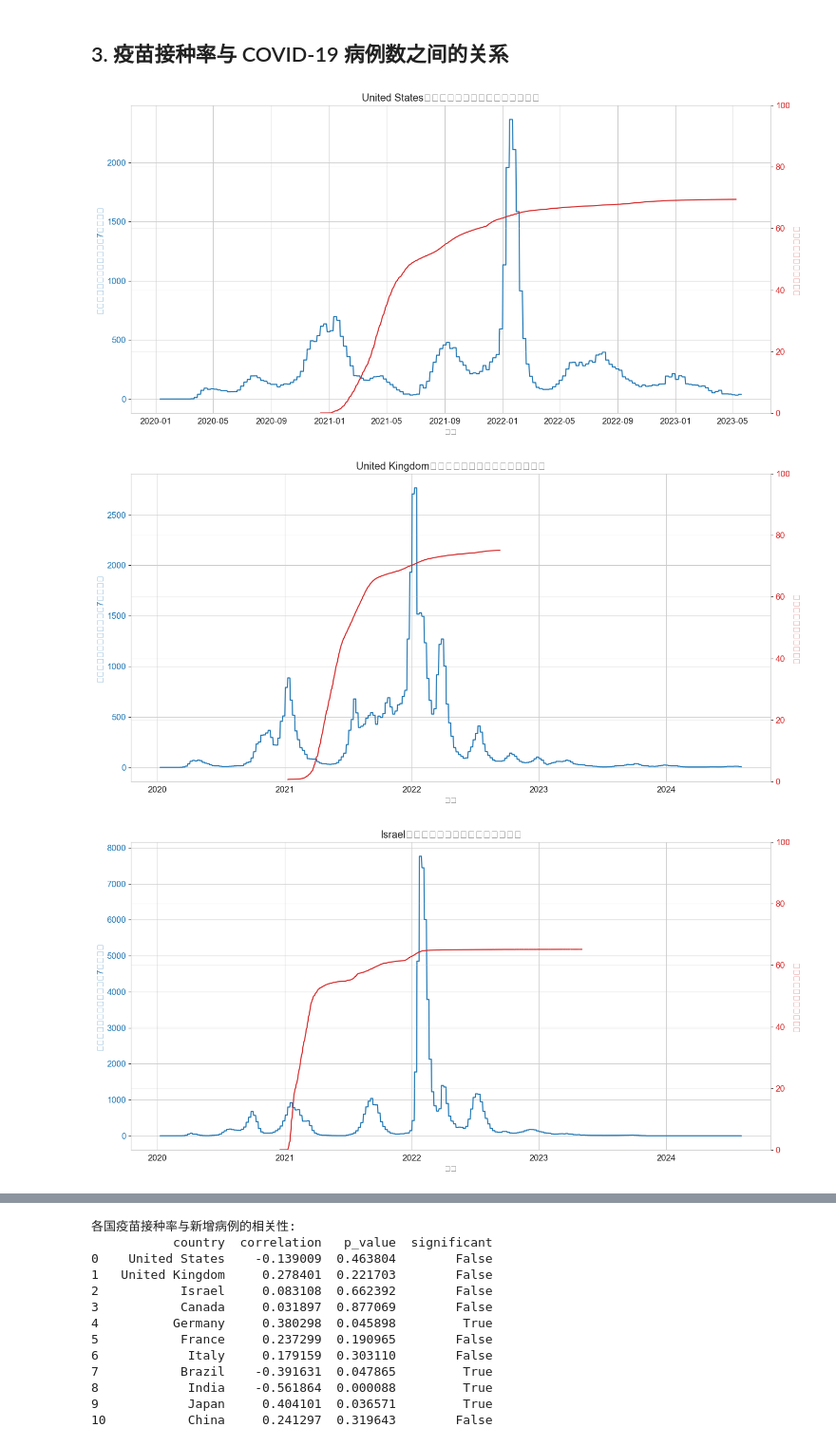
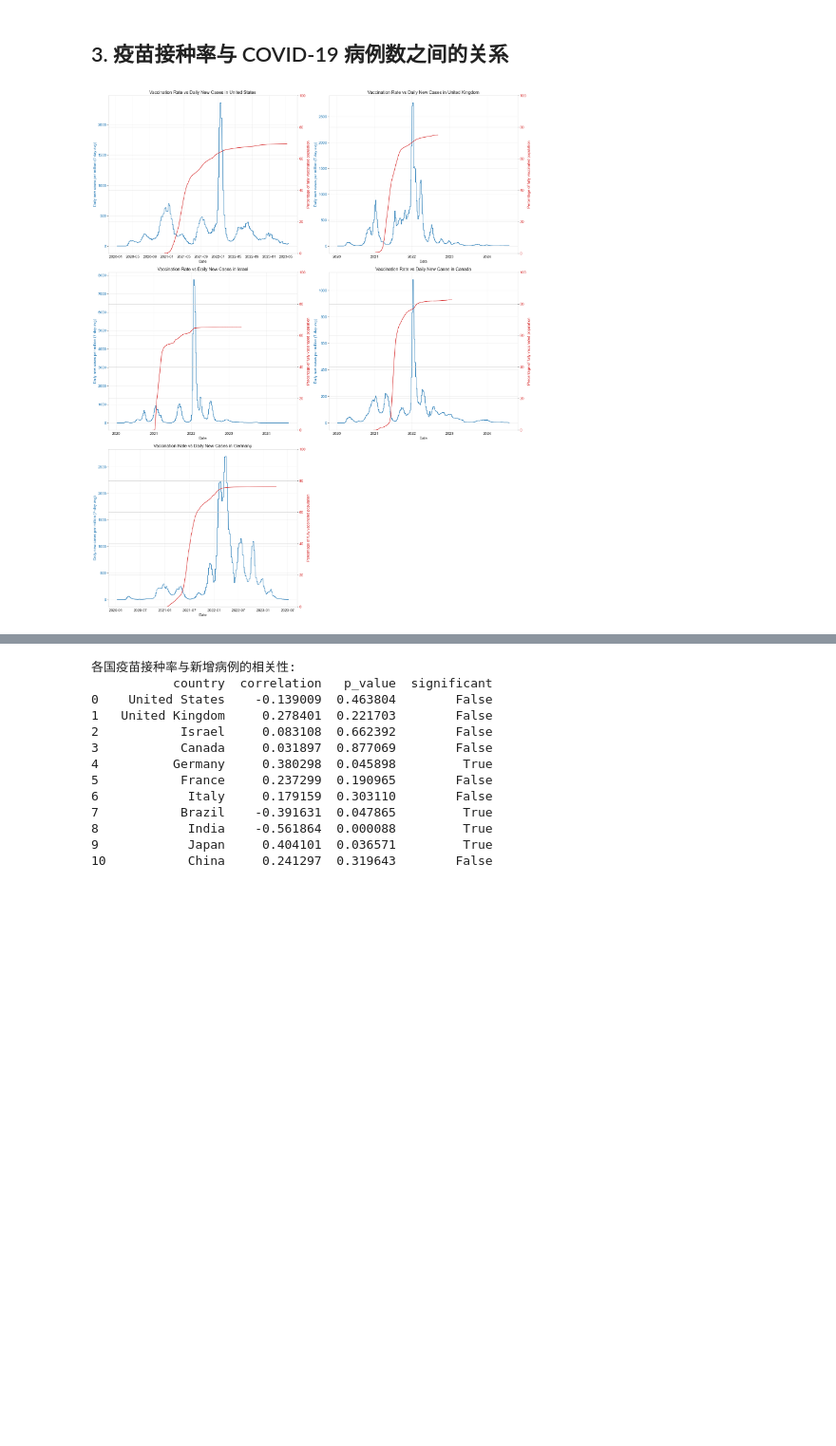
Before and after one commit to bkmashiro/DSP-report, a Jupyter notebook: covid_analysis_2_vaccination.ipynb, the cells around one changed output, grey strips where cells are left out. Shown at 95% size. Saved outputs shown, nothing was run; the diff lists cells and outputs as text; code cells hidden in the pictures; blank space fills up the shorter version.

```diff
--- a/covid_analysis_2_vaccination.ipynb
+++ b/covid_analysis_2_vaccination.ipynb
@@ -136,33 +142,38 @@ countries_with_vaccine_data
 focus_countries = ['United States', 'United Kingdom', 'Israel', 'Canada', 'Germany', 'France', 'Italy', 'Brazil', 'India', 'Japan', 'China']
 focus_df = vaccine_df[vaccine_df['location'].isin(focus_countries)].copy()
 # %%
-# 绘制疫苗接种率和新增病例的时间序列对比
-for country in focus_countries[:5]:  # 先展示前5个国家，避免图表过多
+# Plot time series comparison of vaccination rates and new cases
+fig, axes = plt.subplots(3, 2, figsize=(20, 24))
+axes = axes.ravel()
+
+for idx, country in enumerate(focus_countries[:5]):  # Show first 5 countries
     country_data = focus_df[focus_df['location'] == country].copy()
 
-    # 创建双y轴图表
-    fig, ax1 = plt.subplots(figsize=(14, 7))
+    # Create dual y-axis plot
+    ax1 = axes[idx]
 
-    # 绘制新增病例数据
+    # Plot new cases data
     color = 'tab:blue'
-    ax1.set_xlabel('日期')
-    ax1.set_ylabel('每百万人口每日新增病例（7日平均）', color=color)
+    ax1.set_xlabel('Date')
+    ax1.set_ylabel('Daily new cases per million (7-day avg)', color=color)
     ax1.plot(country_data['date'], country_data['new_cases_smoothed_per_million'], color=color)
     ax1.tick_params(axis='y', labelcolor=color)
 
-    # 创建第二个y轴
+    # Create second y-axis
     ax2 = ax1.twinx()
     color = 'tab:red'
-    ax2.set_ylabel('完全接种疫苗人口百分比', color=color)
+    ax2.set_ylabel('Percentage of fully vaccinated population', color=color)
     ax2.plot(country_data['date'], country_data['people_fully_vaccinated_per_hundred'], color=color)
     ax2.tick_params(axis='y', labelcolor=color)
-    ax2.set_ylim(0, 100)  # 百分比从0到100
+    ax2.set_ylim(0, 100)  # Percentage from 0 to 100
 
-    plt.title(f'{country}的疫苗接种率与每日新增病例对比')
-    fig.tight_layout()
-    plt.grid(True, alpha=0.3)
-    plt.show()
+    ax1.set_title(f'Vaccination Rate vs Daily New Cases in {country}')
+    ax1.grid(True, alpha=0.3)
+
+# Remove the empty subplot
+axes[-1].remove()
+
+plt.tight_layout()
+plt.show()
 # %% [output]
-[figure, old version]
+[figure, new version]
-[figure, removed]
-[figure, removed]
```
Also changed, not shown: parts of 7 cells of this notebook, 14 other files.
